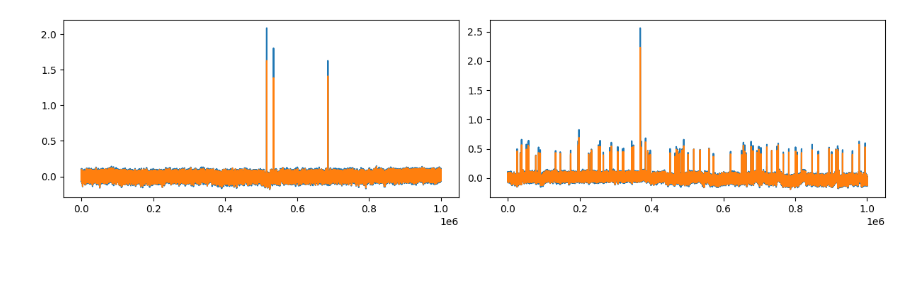
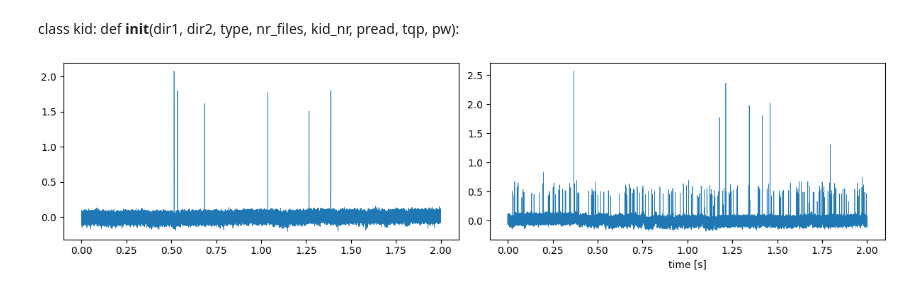
Before and after one commit to wilbertras/python-pulse-analysis, a Jupyter notebook: test.ipynb, the cells around one changed output. Drawn from its saved outputs; the diff is of its cells as text; code cells hidden in the pictures; blank space fills up the shorter version.

```diff
--- a/test.ipynb
+++ b/test.ipynb
@@ -41,35 +90,44 @@ get opt heights
+# %% [markdown]
+class kid:
+    def __init__(dir1, dir2, type, nr_files, kid_nr, pread, tqp, pw):
 # %%
-light_dir = "./README Example Data/LT192Chip1_BF_20220235/1KIDs laser on 1545 50nW 46dB/TD_Power"
-dark_dir = './README Example Data/LT192Chip1_BF_20220235/1KIDs laser off/TD_Power'
+light_dir = "./README Example Data/LT218Chip1_BF_20240116_MIR18_5/12KIDS_185um_BB200K/TD_Power"
+dark_dir = "./README Example Data/LT218Chip1_BF_20240116_MIR18_5/12KIDS_185um_BBoff/TD_Power"
+kid_nr = 5
+pread = 113
+light_dir = "./README Example Data/LT192Chip1_BF_20220235/1KIDs laser on 1545 50nW 46dB/TD_Power"  # directory for the pulsedata
+dark_dir = './README Example Data/LT192Chip1_BF_20220235/1KIDs laser off/TD_Power'  # directory for the noise data
 kid_nr = 1
 pread = 102
-tqp = 4
+tqp = 0
 pw = 1000
-nr_files = 1
+nr_files = 2
 type = 'vis'
 
-dark_files, _ = f.get_bin_files(dark_dir, kid_nr, pread, type=type)
-dark_amp, dark_theta, _ = f.concat_vis(dark_files[:nr_files])
-_, dark_X = f.smith_coord(dark_theta, dark_amp)
-
-light_files, info_path = f.get_bin_files(light_dir, kid_nr, pread, type=type)
-light_amp, light_theta, _ = f.concat_vis(light_files[:nr_files])
-_, light_X = f.smith_coord(light_theta, dark_amp)
-
-info = f.get_info(info_path[0])
-sf = info['fs']
-dt = int(1 / sf * 1e6)
-sw = int(tqp / dt)
+if dark_dir:
+    dark_files, _ = f.get_bin_files(dark_dir, kid_nr, pread, type=type)
+    dark_amp, dark_theta, _ = f.concat_vis(dark_files[:nr_files])
+    _, dark_X = f.smith_coord(dark_theta, dark_amp)
+if light_dir:
+    light_files, info_path = f.get_bin_files(light_dir, kid_nr, pread, type=type)
+    light_amp, light_theta, _ = f.concat_vis(light_files[:nr_files])
+    _, light_X = f.smith_coord(light_theta, dark_amp)
+if info_path:
+    info = f.get_info(info_path[0])
+    sf = info['fs']
+    dt = int(1 / sf * 1e6)
+    sw = int(tqp / dt)
 
 fig, ax = plt.subplot_mosaic('ab', constrained_layout=True, figsize=(12, 3))
-ax['a'].plot(dark_X)
-ax['b'].plot(light_X)
-
+ax['a'].plot(np.arange(len(dark_X))*dt*1e-6, dark_X, lw=.5)
+ax['b'].plot(np.arange(len(dark_X))*dt*1e-6, light_X, lw=.5)
+ax['b'].set_xlabel('time [s]')
 if tqp and sw > 3:
     filter = f.get_window('box', sw)
-    light_X_smooth = convolve(light_X, filter, mode='valid')
-    dark_X_smooth = convolve(dark_X, filter, mode='valid')
+    light_X_smooth = convolve(light_X, filter, mode='valid', lw=.5)
+    dark_X_smooth = convolve(dark_X, filter, mode='valid', lw=.5)
     ax['a'].plot(dark_X_smooth)
     ax['b'].plot(light_X_smooth)
+plt.savefig('')
 # %% [output]
-[figure, old version]
+[figure, new version]
```
Also changed, not shown: parts of 3 cells of this notebook, 1 other file.
